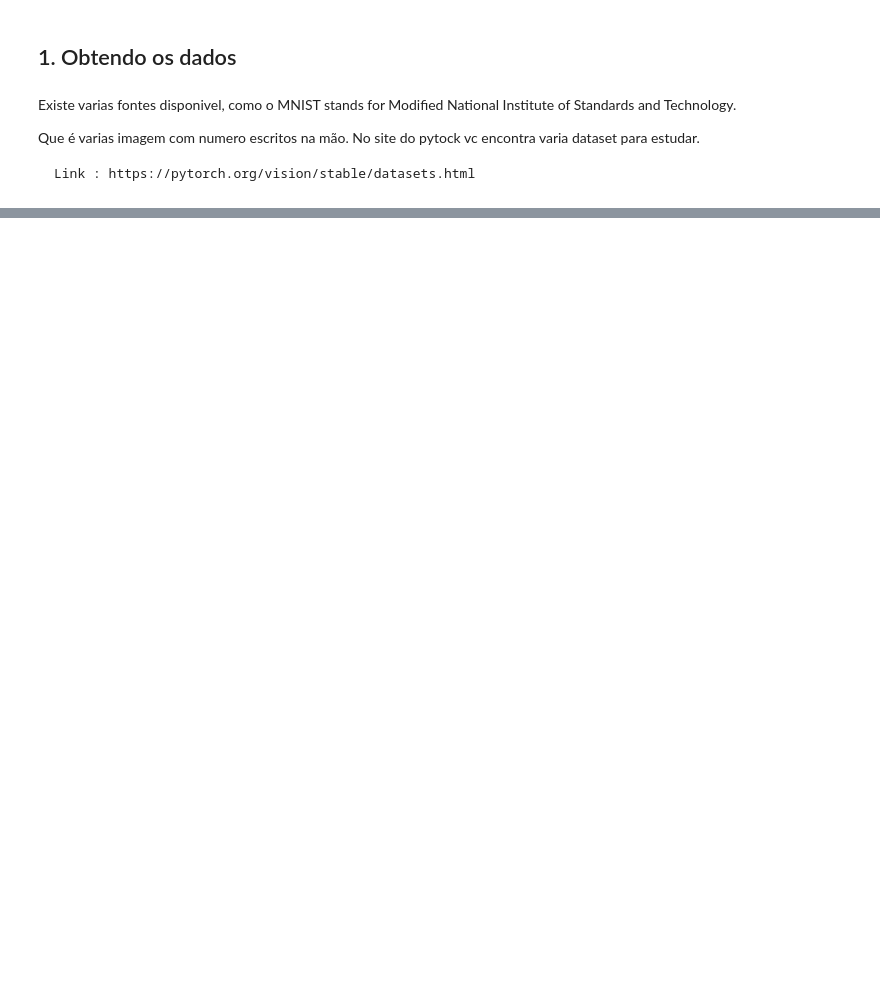
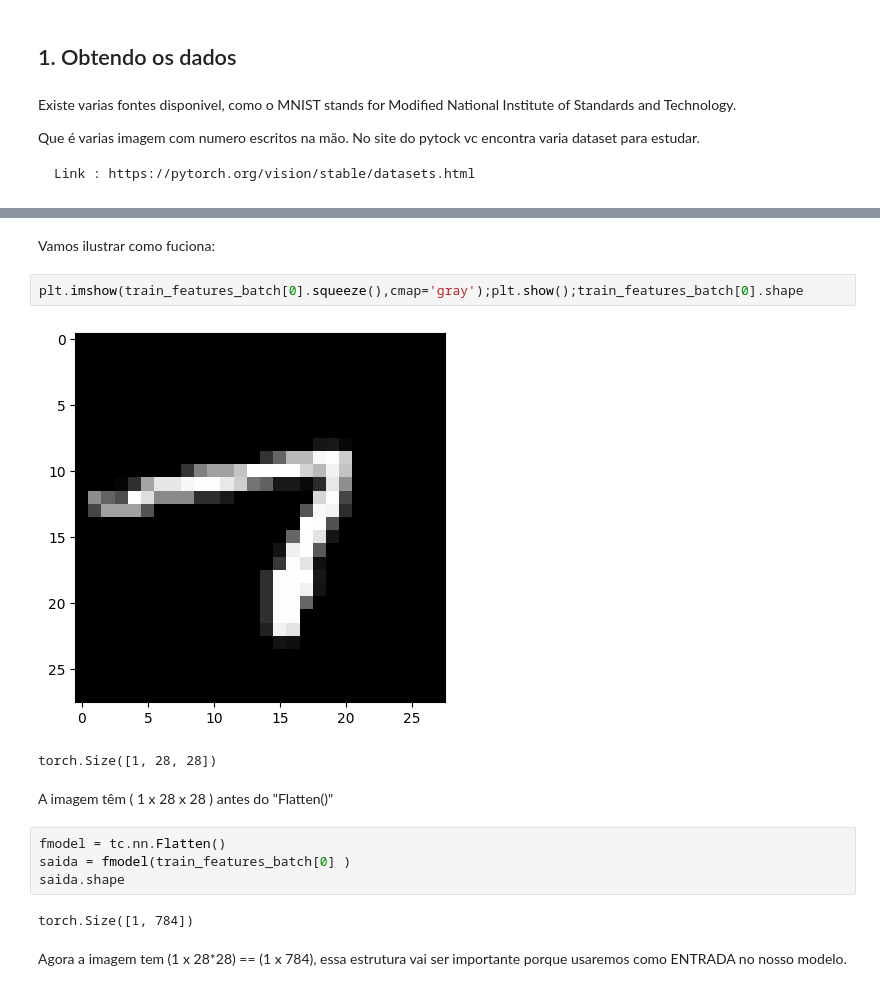
Before and after one commit to GubioGL/Aprendendo_pytorch, a Jupyter notebook: pytorch_learning_03.ipynb, the cells around one changed output, grey strips where cells are left out. Cells and saved outputs as stored; diff of their text form; blank space fills up the shorter version.

```diff
--- a/pytorch_learning_03.ipynb
+++ b/pytorch_learning_03.ipynb
@@ -103,0 +171,17 @@ train_dt.
+# %% [markdown]
+Vamos ilustrar como fuciona:
+# %%
+plt.imshow(train_features_batch[0].squeeze(),cmap='gray');plt.show();train_features_batch[0].shape
+# %% [output]
+[figure, added]
+torch.Size([1, 28, 28])
+# %% [markdown]
+A imagem têm ( 1 x 28 x 28 ) antes do "Flatten()"
+# %%
+fmodel = tc.nn.Flatten()
+saida = fmodel(train_features_batch[0] )
+saida.shape
+# %% [output]
+torch.Size([1, 784])
+# %% [markdown]
+Agora a imagem tem (1 x 28*28) == (1 x 784), essa estrutura vai ser importante porque usaremos como ENTRADA no nosso modelo.
```
Also changed, not shown: parts of 57 cells of this notebook.
